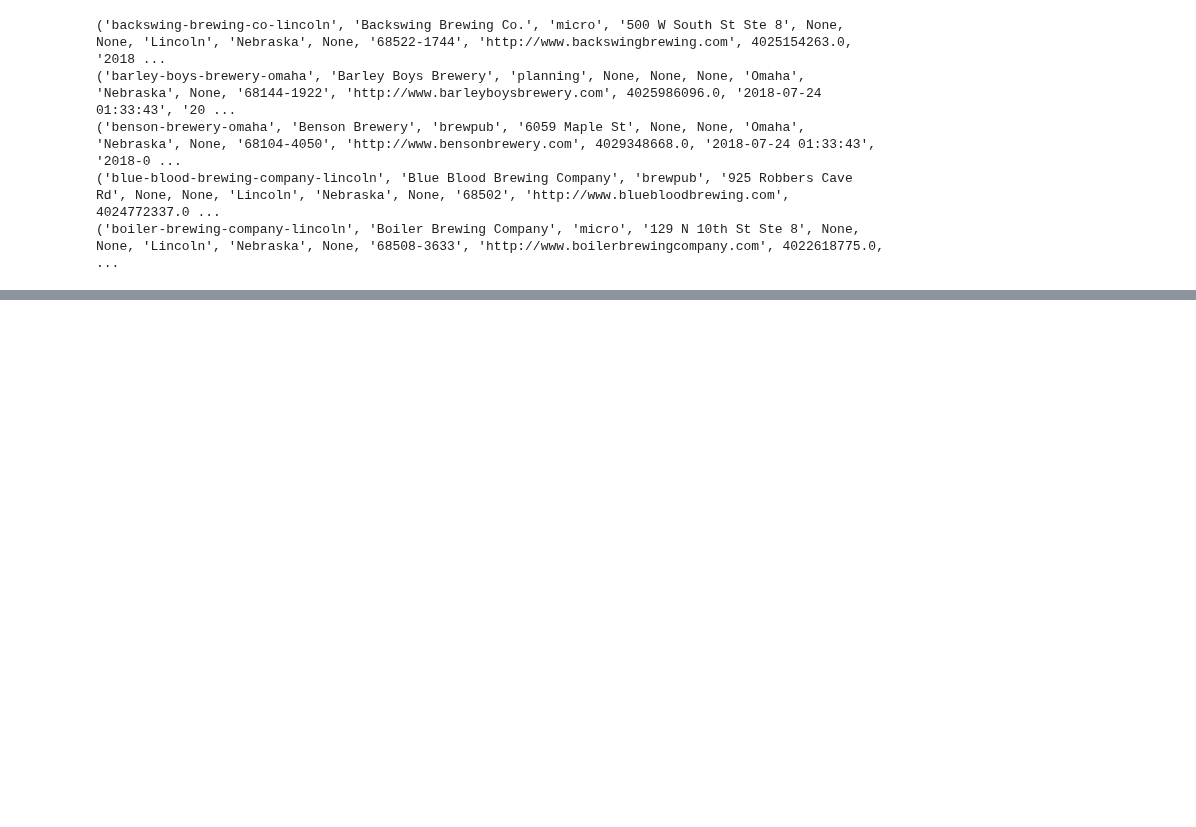
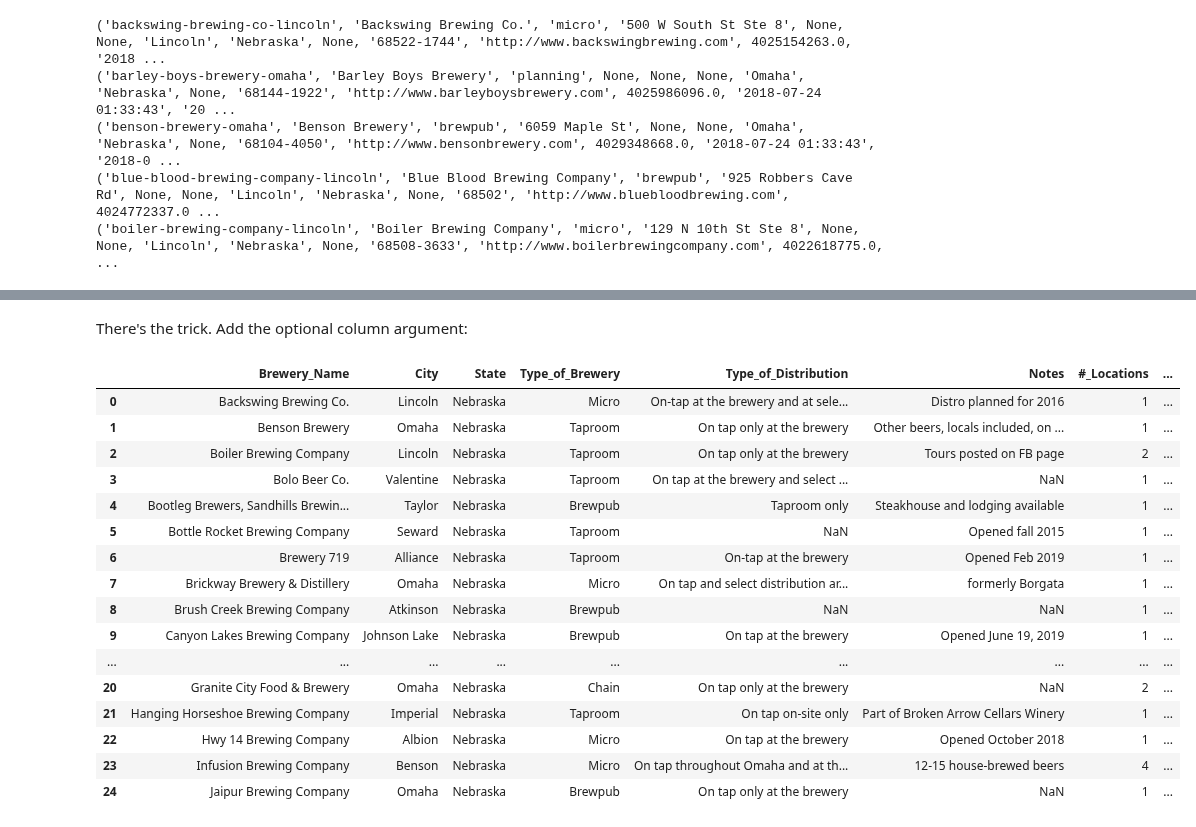
Before and after one commit to ScottBreitbach/DSC540, a Jupyter notebook: Final Project/DBTest1.ipynb, the cells around one changed output, grey strips where cells are left out. Cells and saved outputs as stored; diff of their text form; code cells hidden in the pictures; blank space fills up the shorter version.

```diff
--- a/Final Project/DBTest1.ipynb
+++ b/Final Project/DBTest1.ipynb
@@ -72,0 +353,4 @@ for row in cursor.fetchall()[:5]:
+# %%
+omahaSubs = list(omahaSubsDF['Neighborhoods in Omaha alphabetical order'][1:])
+omahaSubs.append('Omaha')
+omahaSubs.append('LaVista')
@@ -72,0 +362,2 @@ for row in cursor.fetchall()[:5]:
+# %%
+testDF = webData.copy()
@@ -72,0 +373,2 @@ for row in cursor.fetchall()[:5]:
+# %%
+testDF['Central_City'] = testDF.City
@@ -72,0 +387,24 @@ for row in cursor.fetchall()[:5]:
+# %% [markdown]
+There's the trick. Add the optional column argument:
+# %%
+testDF.loc[(testDF['Central_City'].isin(omahaSubs) == True), 'Central_City'] = 'Omaha'
+# %%
+testDF.head(25)
+# %% [output]
+|  | Brewery_Name | City | State | Type_of_Brewery | Type_of_Distribution | Notes | #_Locations | ... |
+| 0 | Backswing Brewing Co. | Lincoln | Nebraska | Micro | On-tap at the brewery and at sele... | Distro planned for 2016 | 1 | ... |
+| 1 | Benson Brewery | Omaha | Nebraska | Taproom | On tap only at the brewery | Other beers, locals included, on ... | 1 | ... |
+| 2 | Boiler Brewing Company | Lincoln | Nebraska | Taproom | On tap only at the brewery | Tours posted on FB page | 2 | ... |
+| 3 | Bolo Beer Co. | Valentine | Nebraska | Taproom | On tap at the brewery and select ... | NaN | 1 | ... |
+| 4 | Bootleg Brewers, Sandhills Brewin... | Taylor | Nebraska | Brewpub | Taproom only | Steakhouse and lodging available | 1 | ... |
+| 5 | Bottle Rocket Brewing Company | Seward | Nebraska | Taproom | NaN | Opened fall 2015 | 1 | ... |
+| 6 | Brewery 719 | Alliance | Nebraska | Taproom | On-tap at the brewery | Opened Feb 2019 | 1 | ... |
+| 7 | Brickway Brewery & Distillery | Omaha | Nebraska | Micro | On tap and select distribution ar... | formerly Borgata | 1 | ... |
+| 8 | Brush Creek Brewing Company | Atkinson | Nebraska | Brewpub | NaN | NaN | 1 | ... |
+| 9 | Canyon Lakes Brewing Company | Johnson Lake | Nebraska | Brewpub | On tap at the brewery | Opened June 19, 2019 | 1 | ... |
+| ... | ... | ... | ... | ... | ... | ... | ... | ... |
+| 20 | Granite City Food & Brewery | Omaha | Nebraska | Chain | On tap only at the brewery | NaN | 2 | ... |
+| 21 | Hanging Horseshoe Brewing Company | Imperial | Nebraska | Taproom | On tap on-site only | Part of Broken Arrow Cellars Winery | 1 | ... |
+| 22 | Hwy 14 Brewing Company | Albion | Nebraska | Micro | On tap at the brewery | Opened October 2018 | 1 | ... |
+| 23 | Infusion Brewing Company | Benson | Nebraska | Micro | On tap throughout Omaha and at th... | 12-15 house-brewed beers | 4 | ... |
+| 24 | Jaipur Brewing Company | Omaha | Nebraska | Brewpub | On tap only at the brewery | NaN | 1 | ... |
```
Also changed, not shown: parts of 83 cells of this notebook, 2 other files.
